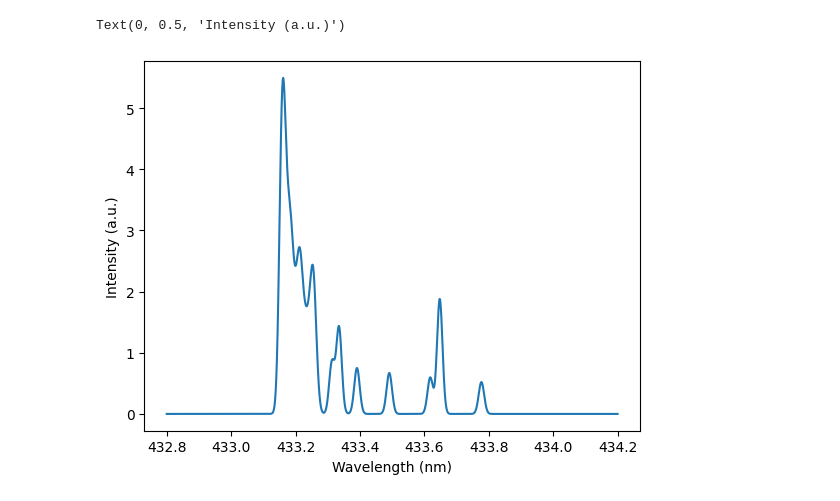
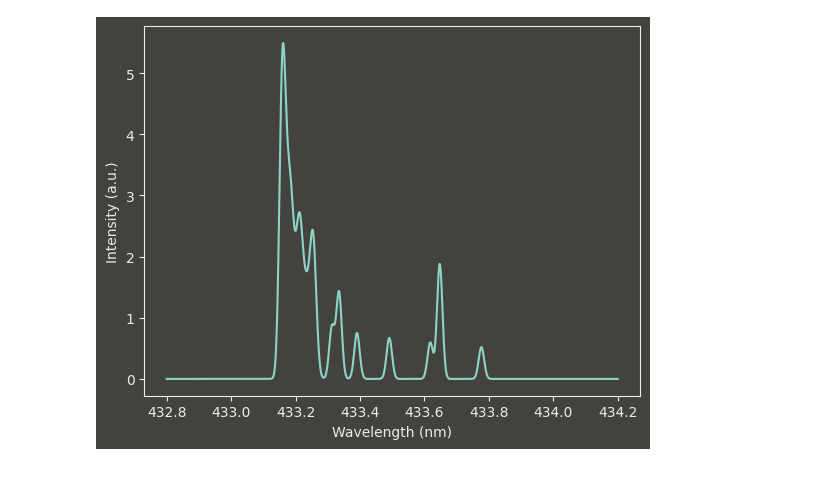
Before and after one commit to queezz/bh-molecule, a Jupyter notebook: docs/examples/02_quickstart.ipynb, the cells around one changed output. Cells and saved outputs as stored; diff of their text form; code cells hidden in the pictures.

Commit message:
docs(examples/): update notebooks to use dark theme

```diff
--- a/docs/examples/02_quickstart.ipynb
+++ b/docs/examples/02_quickstart.ipynb
@@ -6,13 +6,13 @@ from bh_molecule.physics import BHModel
 # %%
 model = BHModel()
 x = np.linspace(432.8, 434.2, 4000)  # nm
 y = model.full_fit_model(
     x, C=5.0, T_rot=3500, dx=0.0, w_inst=0.02, base=0.0, I_R7=0.04, I_R8=0.03
 )
 
-plt.plot(x, y)
-plt.xlabel("Wavelength (nm)")
-plt.ylabel("Intensity (a.u.)")
+with dark_theme():
+    plt.plot(x, y)
+    plt.xlabel("Wavelength (nm)")
+    plt.ylabel("Intensity (a.u.)")
 # %% [output]
-Text(0, 0.5, 'Intensity (a.u.)')
-[figure, old version]
+[figure, new version]
```
Also changed, not shown: parts of 1 cell of this notebook, 2 other files.
